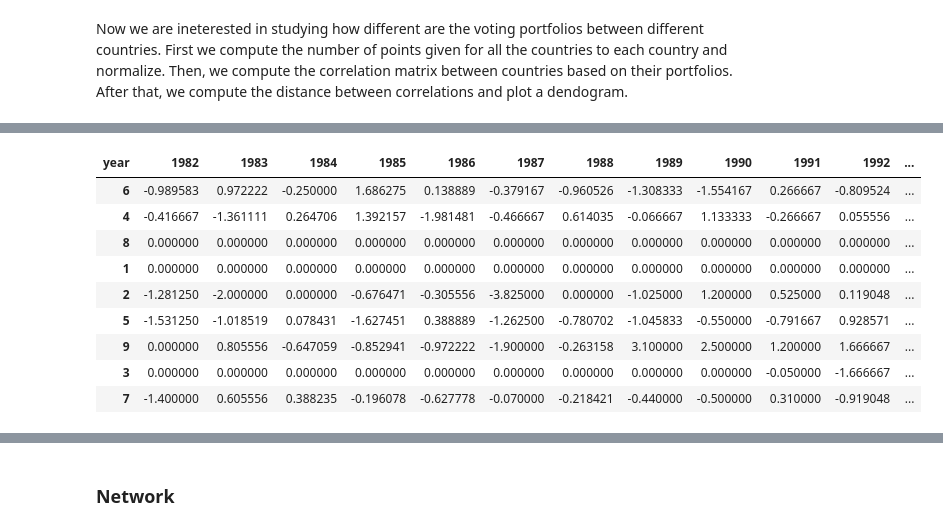
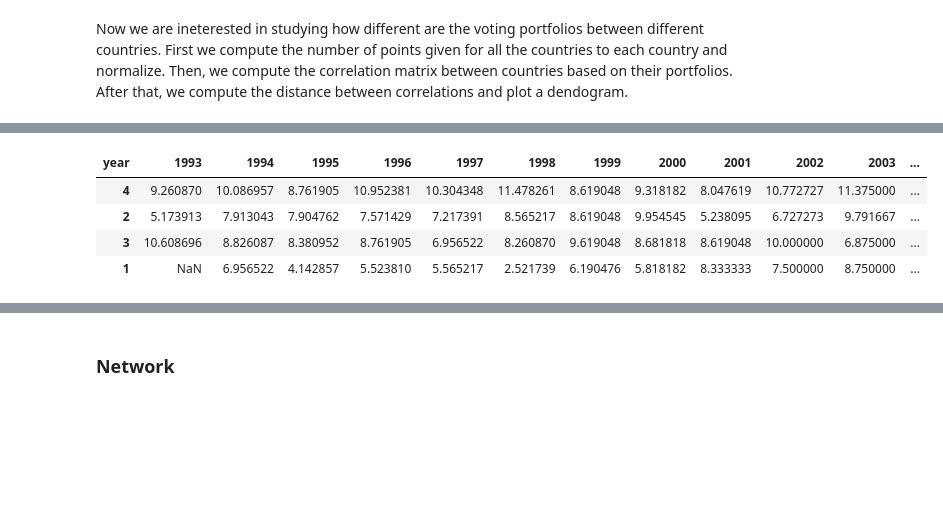
Before and after one commit to Mate1Coll/Eurovision_Contest_Analysis, a Jupyter notebook: Notebook.ipynb, the cells around one changed output, grey strips where cells are left out. Cells and saved outputs as stored; diff of their text form; code cells hidden in the pictures; blank space fills up the shorter version.

```diff
--- a/Notebook.ipynb
+++ b/Notebook.ipynb
@@ -612,14 +613,14 @@ def correlation(df, initial_year, final_year):
     participations = participation_counts_f(df, initial_year, final_year)
 
     # Delete the countries with less than 10 participations
-    participations = participations[participations['participation_count'] >= 3]
+    participations = participations[participations['participation_count'] >= 5]
 
     # Update the dataframe
     friends = friends[friends['from_country'].isin(participations['country'])]
     # friends = friends[friends['to_country'].isin(participations['country'])]
 
     # Get the number of points given by each country to each country
-    friends = friends.groupby(['from_country', 'to_country'])['jury_points'].mean().unstack().fillna(0)
+    friends = friends.groupby(['from_country', 'to_country'])['total_points'].mean().unstack().fillna(0)
 
     # # Normalize the data
     # friends = friends.apply(lambda x: x / x.sum(), axis=1)
@@ -645,19 +646,19 @@ def hierarchical_clustering(corr):
     plt.title('Distance matrix of the points given by each country to each country')
 
     # Flatten the distance matrix
-    # condensed_distances = squareform(distances)
+    dist = squareform(dist)
 
     # Perform hierarchical clustering
     Z = linkage(dist, method='ward', metric='euclidean')
 
     return Z, corr
 
-def plotting_dendrogram(Z, corr, vline=0.7):
+def plotting_dendrogram(Z, corr, threshold=0.5):
 
     # Plot the dendrogram
     plt.figure(figsize=(12, 6))
-    dendrogram(Z, labels=corr.index, orientation='right')
-    plt.axvline(x=vline, color='black', linestyle='--')
+    sch.dendrogram(Z, labels=corr.index, orientation='right', color_threshold=threshold)
+    plt.axvline(x=threshold, color='black', linestyle='--')
     plt.title('Dendrogram of the points given by each country to each country')
     plt.show()
 
@@ -679,7 +680,7 @@ def bias_among_cluster(cluster, df, initial_year, final_year):
     participations = participation_counts_f(df, initial_year, final_year)
 
     # Delete the countries with less than 10 participations
-    participations = participations[participations['participation_count'] >= 5]
+    participations = participations[participations['participation_count'] >= 1]
 
     # Update the dataframe
     df_filtered = df_filtered[df_filtered['from_country'].isin(participations['country'])]
@@ -702,8 +703,8 @@ def bias_among_cluster(cluster, df, initial_year, final_year):
     cluster_types = cluster['cluster'].unique()
 
     # Create a DataFrame to store the results
-    results = pd.DataFrame(0.0, index=cluster_types, columns=participants.index)
-    p_values = pd.DataFrame(0.0, index=cluster_types, columns=participants.index)
+    results = pd.DataFrame(np.nan, index=cluster_types, columns=participants.index)
+    p_values = pd.DataFrame(np.nan, index=cluster_types, columns=participants.index)
 
     for c in cluster_types:
 
@@ -737,6 +738,6 @@ def bias_among_cluster(cluster, df, initial_year, final_year):
 
             # Store the results
             p_values.loc[c, year] = p_value
-            results.loc[c, year] = total_bias / count if count > 0 else 0
+            results.loc[c, year] = total_bias / count if count > 0 else np.nan
 
     return results, p_values
@@ -743,5 +913,6 @@ def bias_among_cluster(cluster, df, initial_year, final_year):
 # %%
-threshold = 1.914
-Z, corr = hierarchical_clustering(correlation(df_final_round, initial_year=1982, final_year=1998))
-plotting_dendrogram(Z, corr, vline=threshold)
+threshold = 2.115
+Z, corr = hierarchical_clustering(correlation(df_final_round, initial_year=1980, final_year=1998))
+plotting_dendrogram(Z, corr, threshold)
+Z[::2]
 # %% [output]
@@ -751,17 +935,12 @@ plotting_dendrogram(Z, corr, vline=threshold)
 # %%
 cluster = get_clusters(Z, corr, cutoff_distance=threshold)
 
-results, p_values = bias_among_cluster(cluster, df_final_round, initial_year=1982, final_year=1998)
+results, p_values = bias_among_cluster(cluster, df_final_round, initial_year=1993, final_year=2007)
 results
 # %% [output]
-| year | 1982 | 1983 | 1984 | 1985 | 1986 | 1987 | 1988 | 1989 | 1990 | 1991 | 1992 | ... |
-| 6 | -0.989583 | 0.972222 | -0.250000 | 1.686275 | 0.138889 | -0.379167 | -0.960526 | -1.308333 | -1.554167 | 0.266667 | -0.809524 | ... |
-| 4 | -0.416667 | -1.361111 | 0.264706 | 1.392157 | -1.981481 | -0.466667 | 0.614035 | -0.066667 | 1.133333 | -0.266667 | 0.055556 | ... |
-| 8 | 0.000000 | 0.000000 | 0.000000 | 0.000000 | 0.000000 | 0.000000 | 0.000000 | 0.000000 | 0.000000 | 0.000000 | 0.000000 | ... |
-| 1 | 0.000000 | 0.000000 | 0.000000 | 0.000000 | 0.000000 | 0.000000 | 0.000000 | 0.000000 | 0.000000 | 0.000000 | 0.000000 | ... |
-| 2 | -1.281250 | -2.000000 | 0.000000 | -0.676471 | -0.305556 | -3.825000 | 0.000000 | -1.025000 | 1.200000 | 0.525000 | 0.119048 | ... |
-| 5 | -1.531250 | -1.018519 | 0.078431 | -1.627451 | 0.388889 | -1.262500 | -0.780702 | -1.045833 | -0.550000 | -0.791667 | 0.928571 | ... |
-| 9 | 0.000000 | 0.805556 | -0.647059 | -0.852941 | -0.972222 | -1.900000 | -0.263158 | 3.100000 | 2.500000 | 1.200000 | 1.666667 | ... |
-| 3 | 0.000000 | 0.000000 | 0.000000 | 0.000000 | 0.000000 | 0.000000 | 0.000000 | 0.000000 | 0.000000 | -0.050000 | -1.666667 | ... |
-| 7 | -1.400000 | 0.605556 | 0.388235 | -0.196078 | -0.627778 | -0.070000 | -0.218421 | -0.440000 | -0.500000 | 0.310000 | -0.919048 | ... |
+| year | 1993 | 1994 | 1995 | 1996 | 1997 | 1998 | 1999 | 2000 | 2001 | 2002 | 2003 | ... |
+| 4 | 9.260870 | 10.086957 | 8.761905 | 10.952381 | 10.304348 | 11.478261 | 8.619048 | 9.318182 | 8.047619 | 10.772727 | 11.375000 | ... |
+| 2 | 5.173913 | 7.913043 | 7.904762 | 7.571429 | 7.217391 | 8.565217 | 8.619048 | 9.954545 | 5.238095 | 6.727273 | 9.791667 | ... |
+| 3 | 10.608696 | 8.826087 | 8.380952 | 8.761905 | 6.956522 | 8.260870 | 9.619048 | 8.681818 | 8.619048 | 10.000000 | 6.875000 | ... |
+| 1 | NaN | 6.956522 | 4.142857 | 5.523810 | 5.565217 | 2.521739 | 6.190476 | 5.818182 | 8.333333 | 7.500000 | 8.750000 | ... |
 # %%
```
Also changed, not shown: parts of 13 cells of this notebook.
